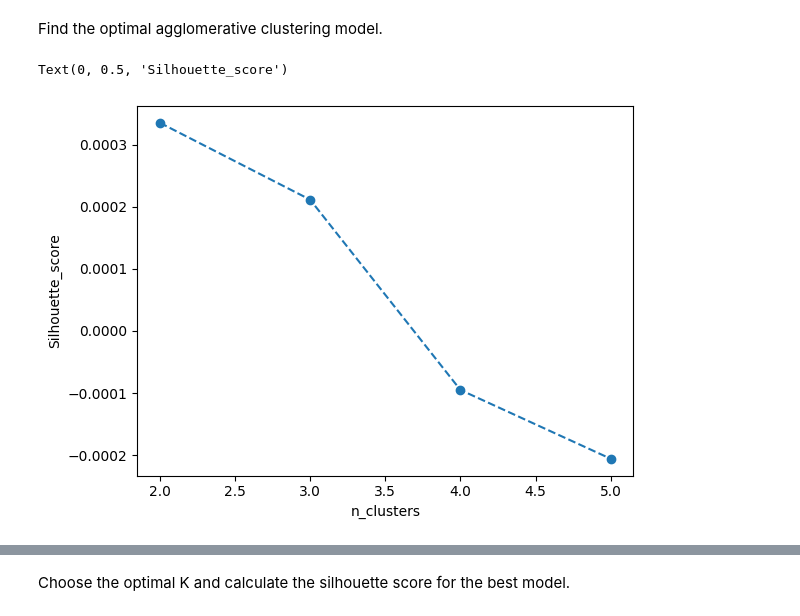
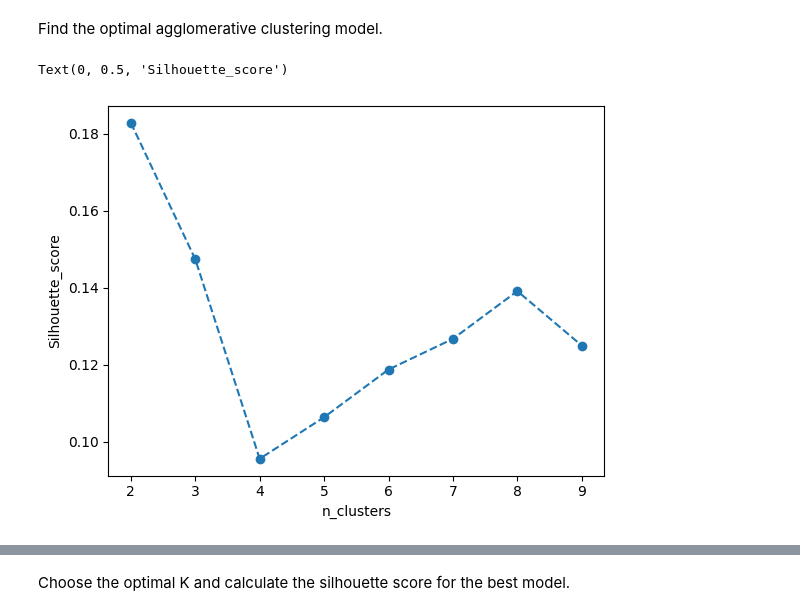
Before and after one commit to MyriamJo/-ML-52-6738, a Jupyter notebook: Clustering_Exercise.ipynb, the cells around one changed output, grey strips where cells are left out. Cells and saved outputs as stored; diff of their text form; code cells hidden in the pictures.

```diff
--- a/Clustering_Exercise.ipynb
+++ b/Clustering_Exercise.ipynb
@@ -31,8 +31,8 @@ df.head()
 | 4 | C10005 | 817.714335 | 1.000000 | 16.00 | 16.00 | 0.0 | 0.000000 | ... |
 # %%
 df = df.fillna(0)
-# %%
-df = pd.get_dummies(df)
+# %%
+df.set_index('CUST_ID', inplace=True)
 # %%
 from sklearn.preprocessing import StandardScaler
 scaler = StandardScaler()
@@ -104,18 +124,18 @@ Find the optimal agglomerative clustering model.
 # %%
 s=[]
 
-for n_clusters in range(2,6):
+for n_clusters in range(2,10):
   model = AgglomerativeClustering(n_clusters=n_clusters, metric="cosine", linkage="average")
   model = model.fit(scaled_df)
   silhouette=silhouette_score(scaled_df,model.labels_)
   s.append(silhouette)
 
-plt.plot(range(2,6),s,'o--')
+plt.plot(range(2,10),s,'o--')
 plt.xlabel("n_clusters")
 plt.ylabel("Silhouette_score")
 # %% [output]
 Text(0, 0.5, 'Silhouette_score')
-[figure, old version]
+[figure, new version]
 # %%
 s1=[]
 
```
Also changed, not shown: parts of 6 cells of this notebook.
